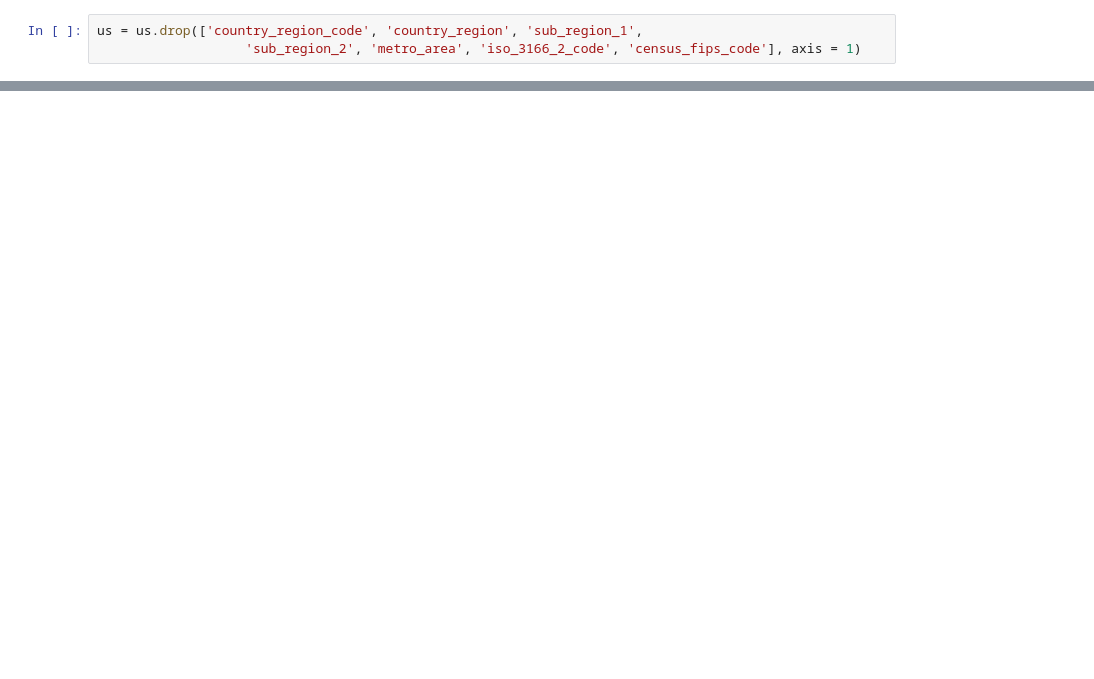
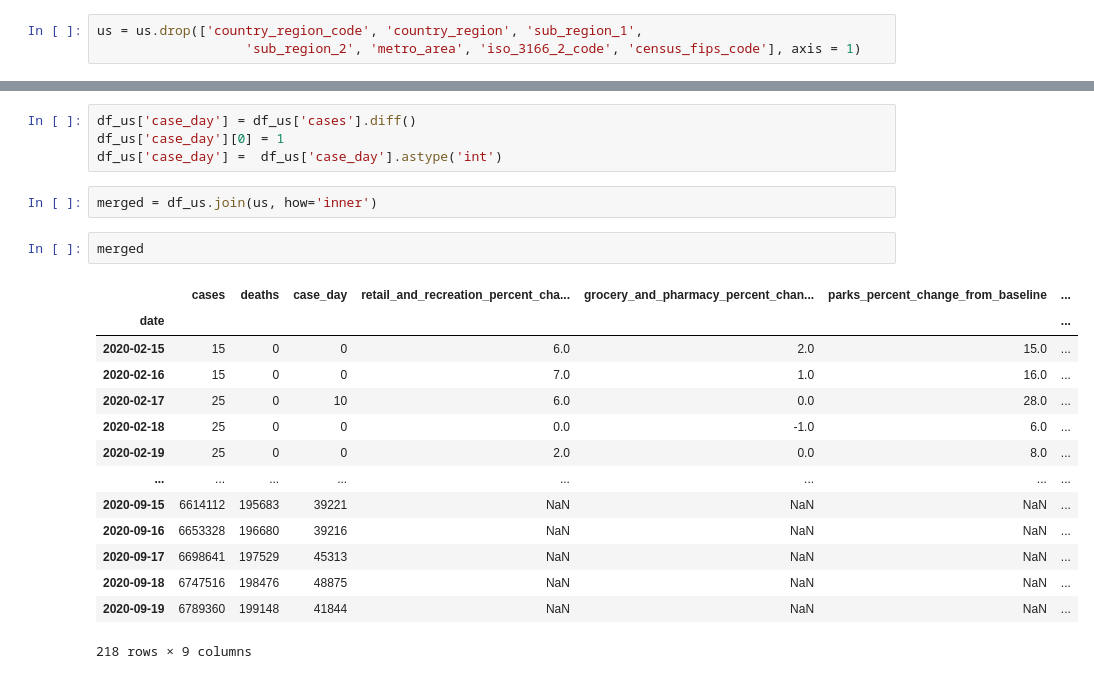
Before and after one commit to jagan-singh/covid-forecasting, a Jupyter notebook: google_data.ipynb, the cells around one changed output, grey strips where cells are left out. Cells and saved outputs as stored; diff of their text form; blank space fills up the shorter version.

```diff
--- a/google_data.ipynb
+++ b/google_data.ipynb
@@ -54,0 +30,23 @@ us.head()
+# %%
+df_us['case_day'] = df_us['cases'].diff()
+df_us['case_day'][0] = 1
+df_us['case_day'] =  df_us['case_day'].astype('int')
+# %%
+merged = df_us.join(us, how='inner')
+# %%
+merged
+# %% [output]
+|  | cases | deaths | case_day | retail_and_recreation_percent_cha... | grocery_and_pharmacy_percent_chan... | parks_percent_change_from_baseline | ... |
+| date |  |  |  |  |  |  | ... |
+| 2020-02-15 | 15 | 0 | 0 | 6.0 | 2.0 | 15.0 | ... |
+| 2020-02-16 | 15 | 0 | 0 | 7.0 | 1.0 | 16.0 | ... |
+| 2020-02-17 | 25 | 0 | 10 | 6.0 | 0.0 | 28.0 | ... |
+| 2020-02-18 | 25 | 0 | 0 | 0.0 | -1.0 | 6.0 | ... |
+| 2020-02-19 | 25 | 0 | 0 | 2.0 | 0.0 | 8.0 | ... |
+| ... | ... | ... | ... | ... | ... | ... | ... |
+| 2020-09-15 | 6614112 | 195683 | 39221 | NaN | NaN | NaN | ... |
+| 2020-09-16 | 6653328 | 196680 | 39216 | NaN | NaN | NaN | ... |
+| 2020-09-17 | 6698641 | 197529 | 45313 | NaN | NaN | NaN | ... |
+| 2020-09-18 | 6747516 | 198476 | 48875 | NaN | NaN | NaN | ... |
+| 2020-09-19 | 6789360 | 199148 | 41844 | NaN | NaN | NaN | ... |
+218 rows × 9 columns
```
Also changed, not shown: parts of 15 cells of this notebook, 1 other file.
